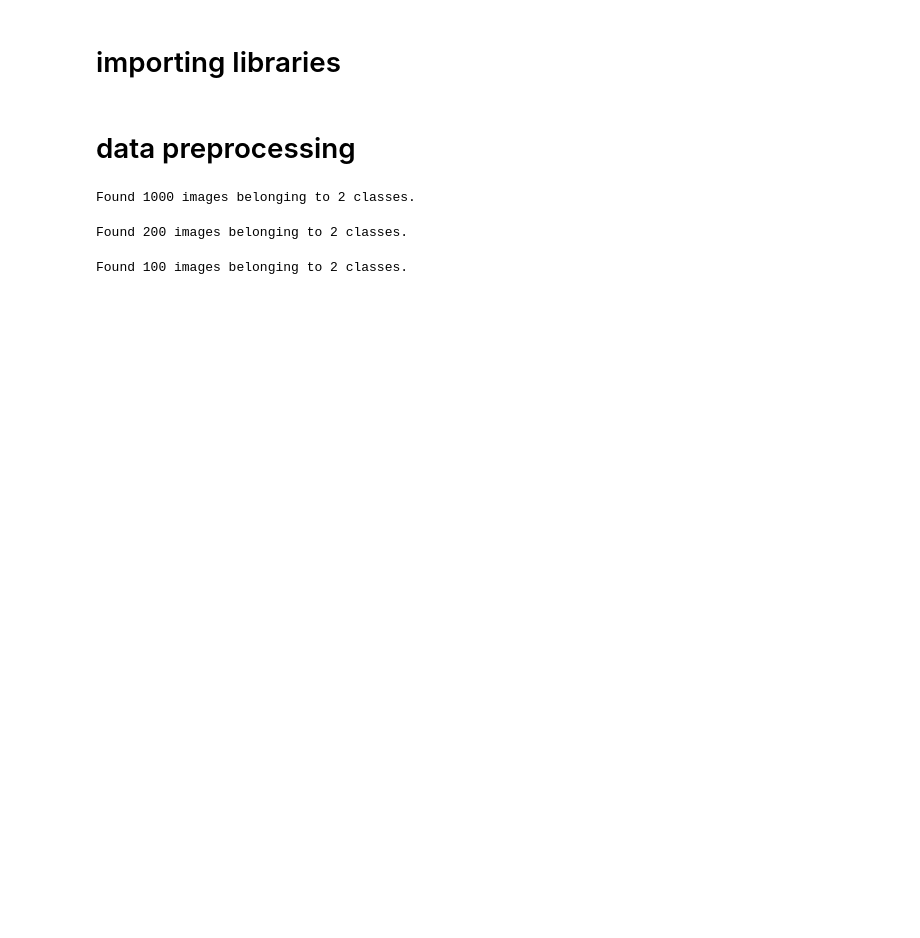
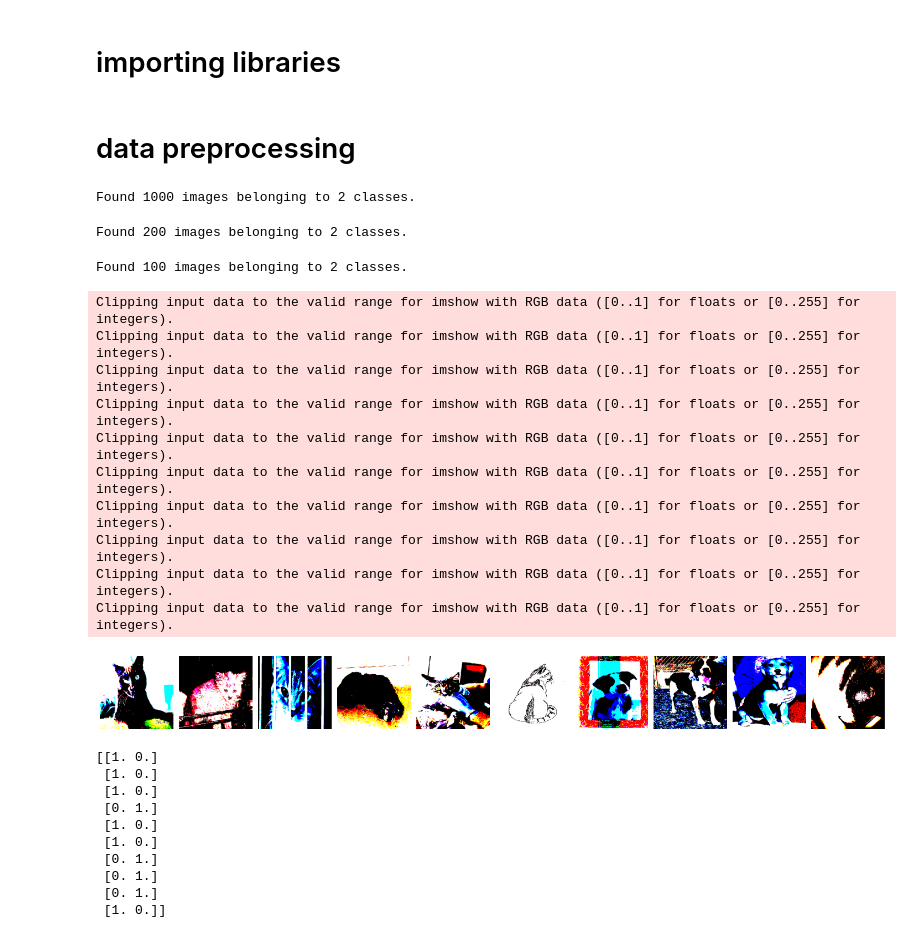
Before and after one commit to gunjanmimo/keras, a Jupyter notebook: dogcat.ipynb, the cells around one changed output. Cells and saved outputs as stored; diff of their text form; code cells hidden in the pictures; blank space fills up the shorter version.

```diff
--- a/dogcat.ipynb
+++ b/dogcat.ipynb
@@ -74,3 +74,38 @@ assert test_batch.n == 100
 assert train_batch.num_classes == valid_batch.num_classes==test_batch.num_classes==2
 # %%
 img,label = next(train_batch)
+# %%
+# ploting image function
+def plotImage(image_Arr):
+    fig,axes= plt.subplots(1,10,figsize=(20,20))
+    axes = axes.flatten()
+    for img, ax in zip(image_Arr,axes):
+        ax.imshow(img)
+        ax.axis('off')
+    plt.tight_layout()
+    plt.show()
+# %%
+plotImage(img)
+print(label)
+# %% [output]
+Clipping input data to the valid range for imshow with RGB data ([0..1] for floats or [0..255] for integers).
+Clipping input data to the valid range for imshow with RGB data ([0..1] for floats or [0..255] for integers).
+Clipping input data to the valid range for imshow with RGB data ([0..1] for floats or [0..255] for integers).
+Clipping input data to the valid range for imshow with RGB data ([0..1] for floats or [0..255] for integers).
+Clipping input data to the valid range for imshow with RGB data ([0..1] for floats or [0..255] for integers).
+Clipping input data to the valid range for imshow with RGB data ([0..1] for floats or [0..255] for integers).
+Clipping input data to the valid range for imshow with RGB data ([0..1] for floats or [0..255] for integers).
+Clipping input data to the valid range for imshow with RGB data ([0..1] for floats or [0..255] for integers).
+Clipping input data to the valid range for imshow with RGB data ([0..1] for floats or [0..255] for integers).
+Clipping input data to the valid range for imshow with RGB data ([0..1] for floats or [0..255] for integers).
+[figure, added]
+[[1. 0.]
+ [1. 0.]
+ [1. 0.]
+ [0. 1.]
+ [1. 0.]
+ [1. 0.]
+ [0. 1.]
+ [0. 1.]
+ [0. 1.]
+ [1. 0.]]
```
Also changed, not shown: 1 other file.
